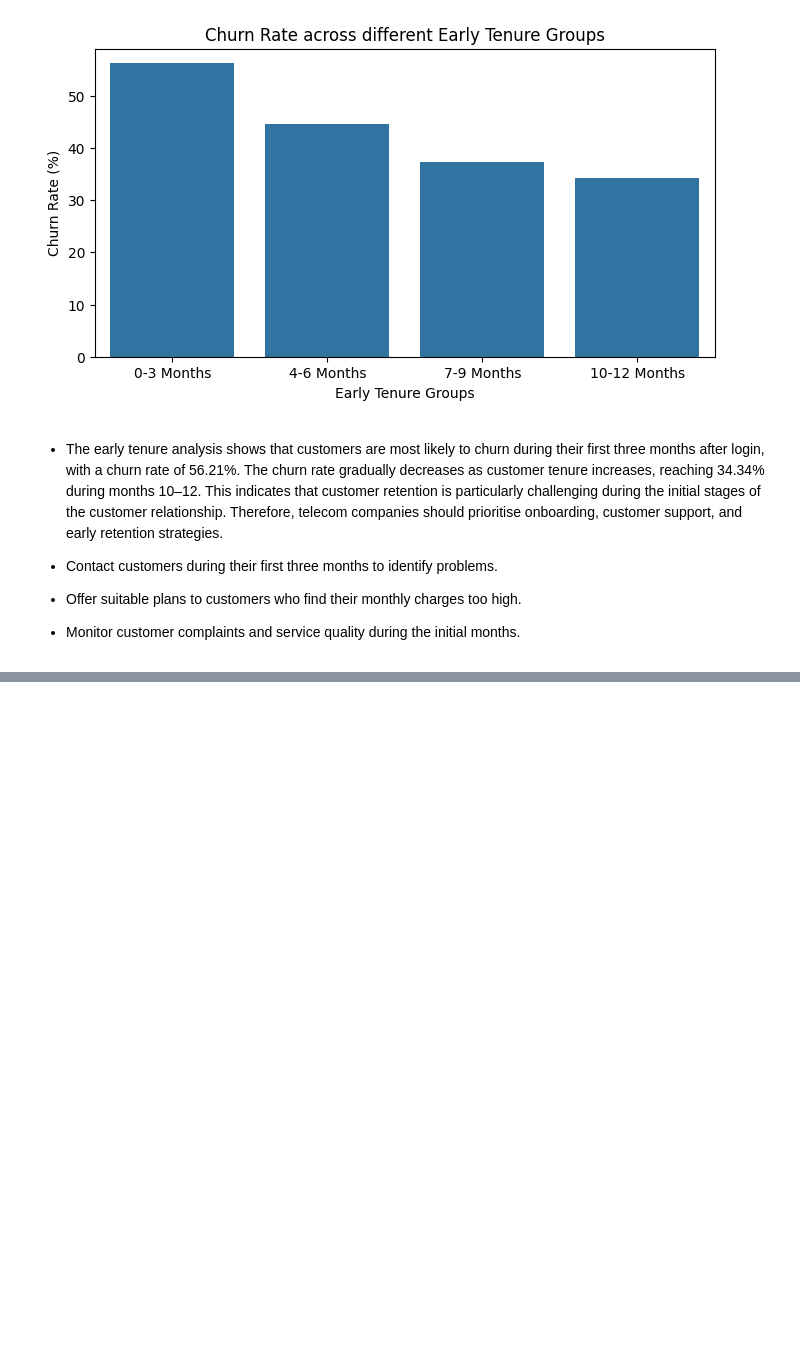
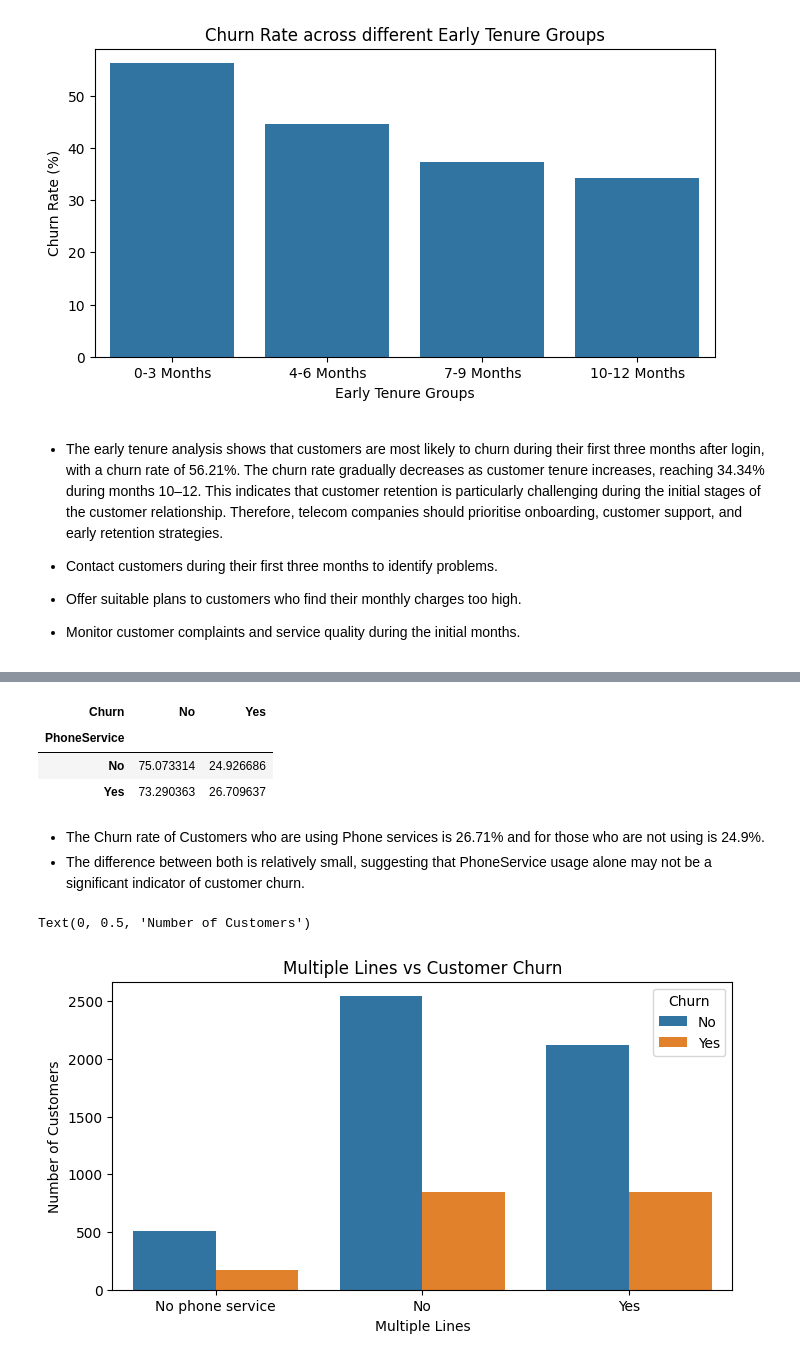
Before and after one commit to dheeraj59/Telco-Customer-Churn-EDA, a Jupyter notebook: eda.ipynb, the cells around one changed output, grey strips where cells are left out. Saved outputs shown, nothing was run; the diff lists cells and outputs as text; code cells hidden in the pictures; blank space fills up the shorter version.

```diff
--- a/eda.ipynb
+++ b/eda.ipynb
@@ -1147,0 +1158,21 @@ Text(0, 0.5, 'Churn Rate (%)')
+# %%
+pd.crosstab(df["PhoneService"], df["Churn"], normalize='index')*100
+# %% [output]
+| Churn | No | Yes |
+| PhoneService |  |  |
+| No | 75.073314 | 24.926686 |
+| Yes | 73.290363 | 26.709637 |
+# %% [markdown]
+- The Churn rate of Customers who are using Phone services is 26.71% and for those who are not using  is 24.9%.
+- The difference between both is relatively small, suggesting that PhoneService usage alone may not be a significant indicator of customer churn.
+# %%
+# MultipleLines vs Churn
+plt.figure(figsize=(8,4))
+sns.countplot(data=df, x='MultipleLines', hue='Churn')
+
+plt.title('Multiple Lines vs Customer Churn')
+plt.xlabel('Multiple Lines')
+plt.ylabel('Number of Customers')
+# %% [output]
+Text(0, 0.5, 'Number of Customers')
+[figure, added]
```
Also changed, not shown: parts of 3 cells of this notebook.
